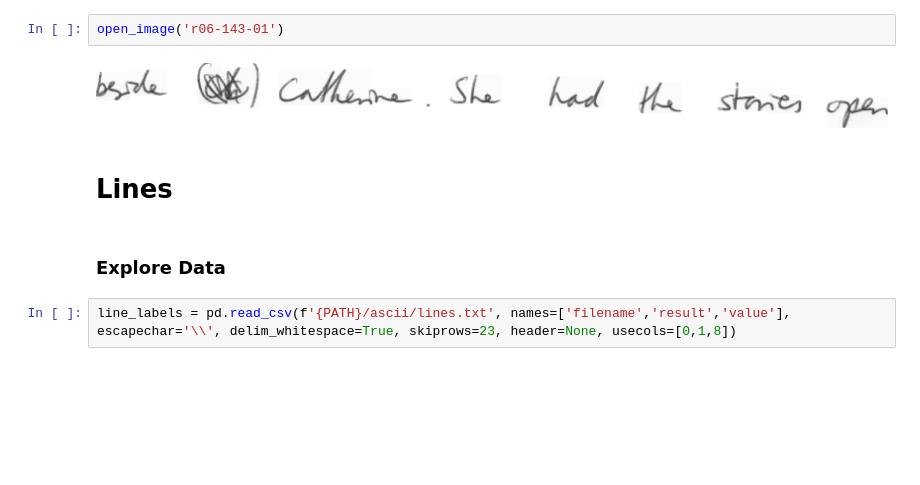
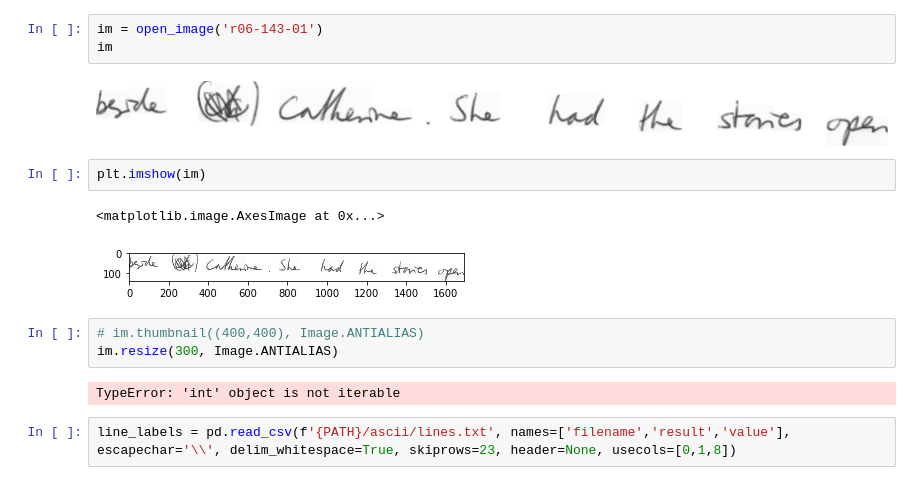
Before and after one commit to ahs8w/Handwriting, a Jupyter notebook: OCR-lines.ipynb, the cells around one changed output. Saved outputs shown, nothing was run; the diff lists cells and outputs as text; blank space fills up the shorter version.

```diff
--- a/OCR-lines.ipynb
+++ b/OCR-lines.ipynb
@@ -33,13 +33,20 @@ def open_image(fname):
     f = fname if fname.endswith('.png') else fname+'.png'
     return Image.open(f'{PATH}/lines/{f}')
 # %%
-open_image('r06-143-01')
+im = open_image('r06-143-01')
+im
 # %% [output]
 [figure]
-# %% [markdown]
-# Lines
-# %% [markdown]
-### Explore Data
+# %%
+plt.imshow(im)
+# %% [output]
+<matplotlib.image.AxesImage at 0x...>
+[figure, added]
+# %%
+# im.thumbnail((400,400), Image.ANTIALIAS)
+im.resize(300, Image.ANTIALIAS)
+# %% [output]
+TypeError: 'int' object is not iterable
 # %%
 line_labels = pd.read_csv(f'{PATH}/ascii/lines.txt', names=['filename','result','value'], escapechar='\\', delim_whitespace=True, skiprows=23, header=None, usecols=[0,1,8])
 # %%
```
Also changed, not shown: parts of 40 cells of this notebook, 2 other files.
